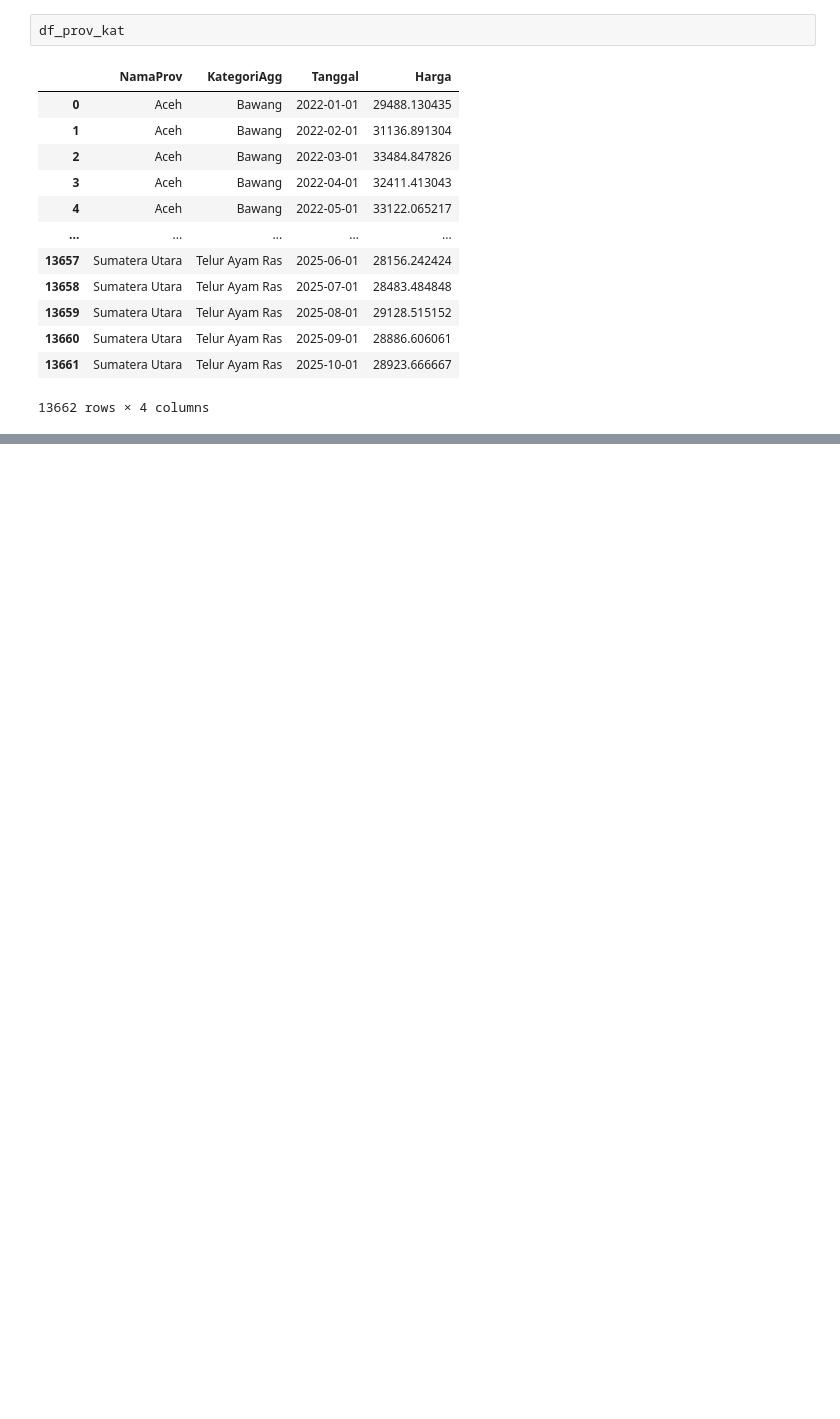
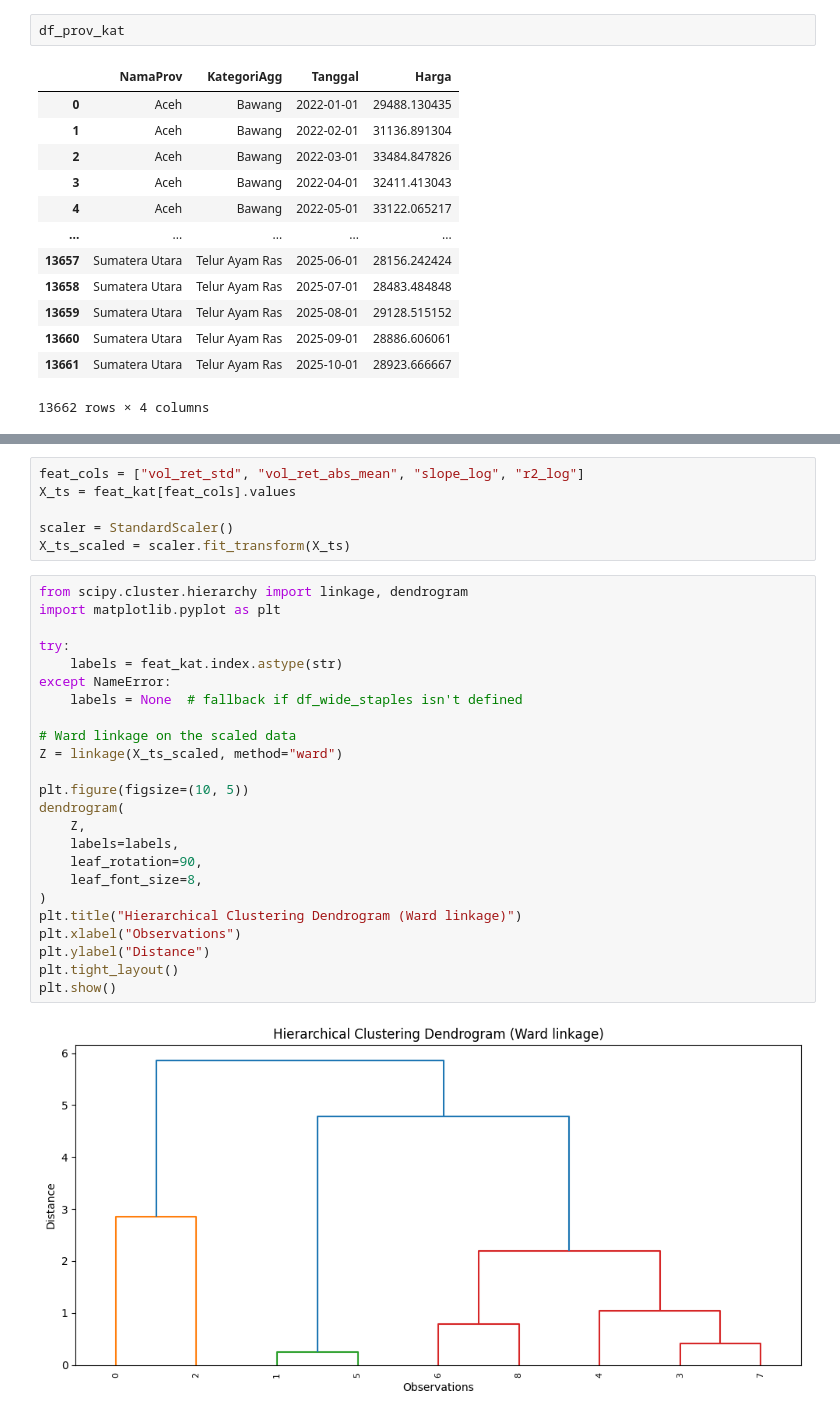
Before and after one commit to ali16180/Clustering-of-Staple-Commodities-in-Indonesia, a Jupyter notebook: G1401231081_Muhammad Hafiz Fazli_Tugas Akhir Individu.ipynb, the cells around one changed output, grey strips where cells are left out. Cells and saved outputs as stored; diff of their text form; blank space fills up the shorter version.

```diff
--- a/G1401231081_Muhammad Hafiz Fazli_Tugas Akhir Individu.ipynb
+++ b/G1401231081_Muhammad Hafiz Fazli_Tugas Akhir Individu.ipynb
@@ -1159,0 +1132,32 @@ plt.show()
+# %%
+feat_cols = ["vol_ret_std", "vol_ret_abs_mean", "slope_log", "r2_log"]
+X_ts = feat_kat[feat_cols].values
+
+scaler = StandardScaler()
+X_ts_scaled = scaler.fit_transform(X_ts)
+# %%
+from scipy.cluster.hierarchy import linkage, dendrogram
+import matplotlib.pyplot as plt
+
+try:
+    labels = feat_kat.index.astype(str)
+except NameError:
+    labels = None  # fallback if df_wide_staples isn't defined
+
+# Ward linkage on the scaled data
+Z = linkage(X_ts_scaled, method="ward")
+
+plt.figure(figsize=(10, 5))
+dendrogram(
+    Z,
+    labels=labels,
+    leaf_rotation=90,
+    leaf_font_size=8,
+)
+plt.title("Hierarchical Clustering Dendrogram (Ward linkage)")
+plt.xlabel("Observations")
+plt.ylabel("Distance")
+plt.tight_layout()
+plt.show()
+# %% [output]
+[figure, added]
```
Also changed, not shown: parts of 16 cells of this notebook, 1 other file.
